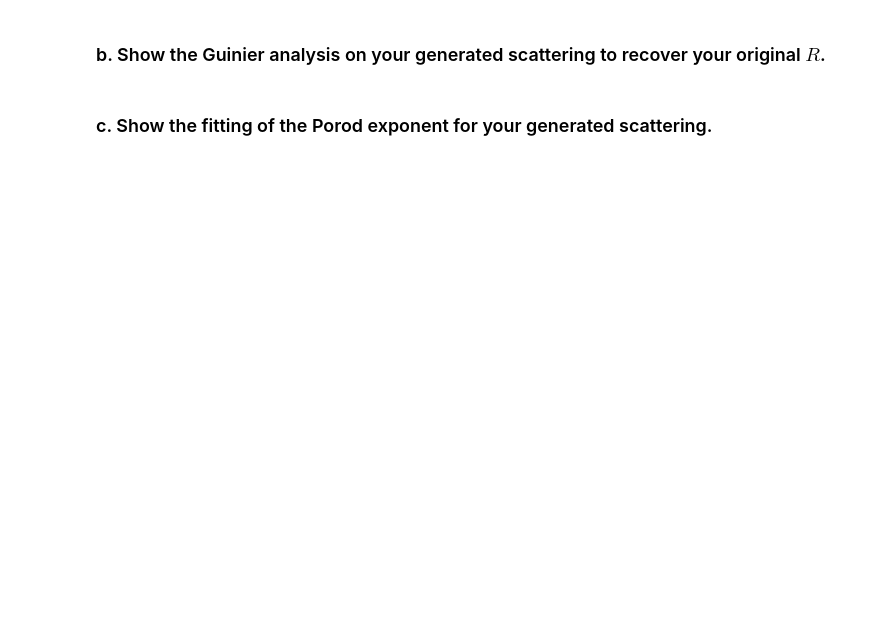
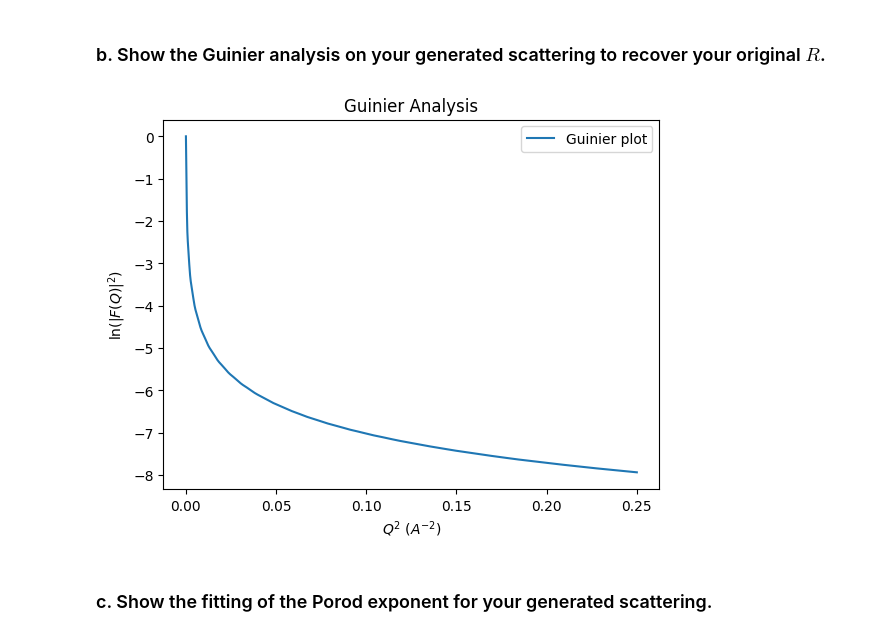
Before and after one commit to AngleKit/MSE7530Codes, a Jupyter notebook: Assignments/Assignment4.ipynb, the cells around one changed output. Cells and saved outputs as stored; diff of their text form; code cells hidden in the pictures; blank space fills up the shorter version.

```diff
--- a/Assignments/Assignment4.ipynb
+++ b/Assignments/Assignment4.ipynb
@@ -424,2 +486,16 @@ ax.set_title('Bi-modal system')
+# %%
+fig, ax = plt.subplots()
+q2 = qrange**2
+lnI = np.log(experimental_FQ2)
+
+ax.plot(q2, lnI, label='Guinier plot')
+ax.set_xlabel('$Q^{2}$ ($A^{-2}$)')
+ax.set_ylabel('ln($|F(Q)|^{2}$)')
+ax.set_title('Guinier Analysis')
+ax.legend()
+
+plt.show()
+# %% [output]
+[figure, added]
 # %% [markdown]
 ### c. Show the fitting of the Porod exponent for your generated scattering.
```
Also changed, not shown: parts of 39 cells of this notebook.
